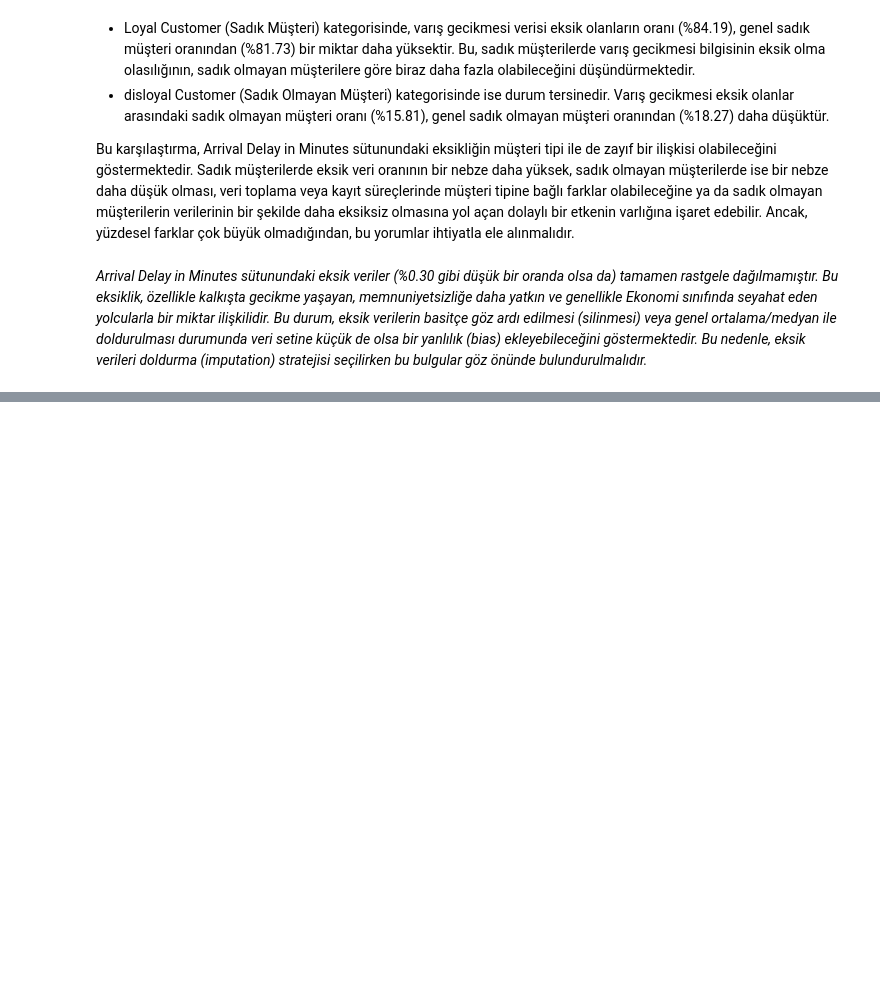
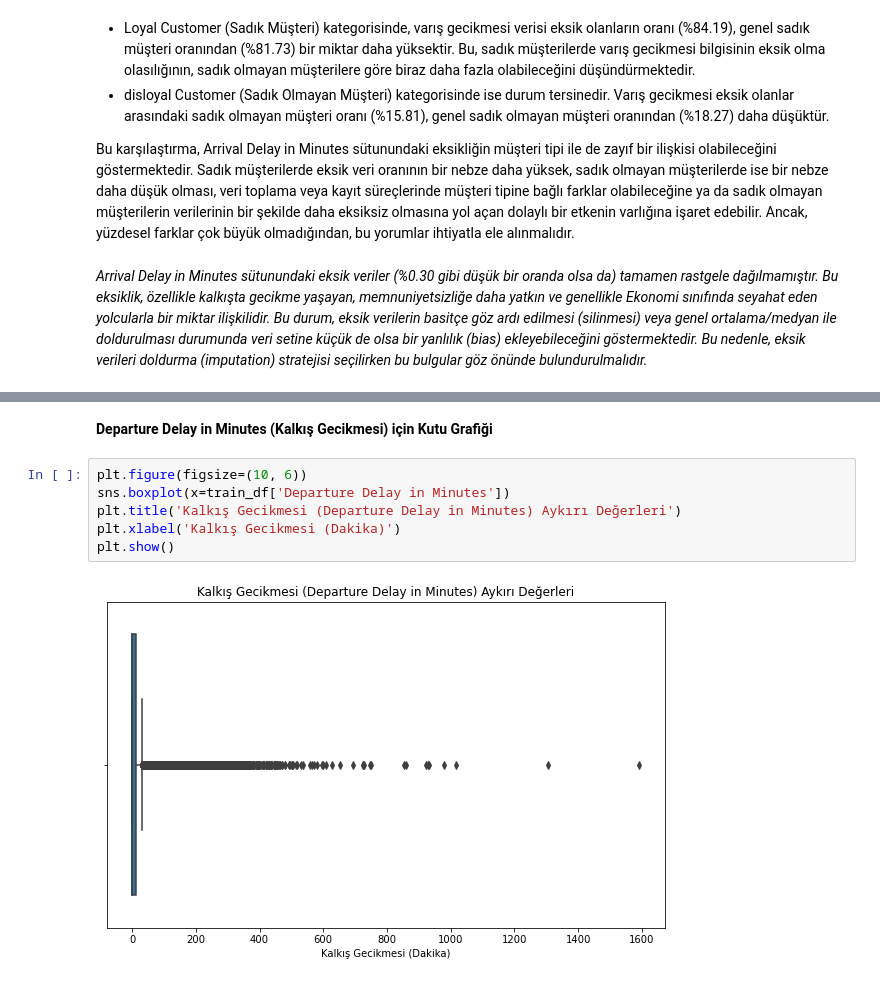
Before and after one commit to YarenAyan/Airline-Passenger-Satisfaction-Data-Analysis, a Jupyter notebook: Airline Passenger Satisfaction TR.ipynb, the cells around one changed output, grey strips where cells are left out. Saved outputs shown, nothing was run; the diff lists cells and outputs as text; blank space fills up the shorter version.

```diff
--- a/Airline Passenger Satisfaction TR.ipynb
+++ b/Airline Passenger Satisfaction TR.ipynb
@@ -414,0 +508,10 @@ Bence, *Arrival Delay in Minutes* sütununda tespit edilen %0.30'luk düşük ek
+# %% [markdown]
+**Departure Delay in Minutes (Kalkış Gecikmesi) için Kutu Grafiği**
+# %%
+plt.figure(figsize=(10, 6))
+sns.boxplot(x=train_df['Departure Delay in Minutes'])
+plt.title('Kalkış Gecikmesi (Departure Delay in Minutes) Aykırı Değerleri')
+plt.xlabel('Kalkış Gecikmesi (Dakika)')
+plt.show()
+# %% [output]
+[figure, added]
```
Also changed, not shown: parts of 16 cells of this notebook.
